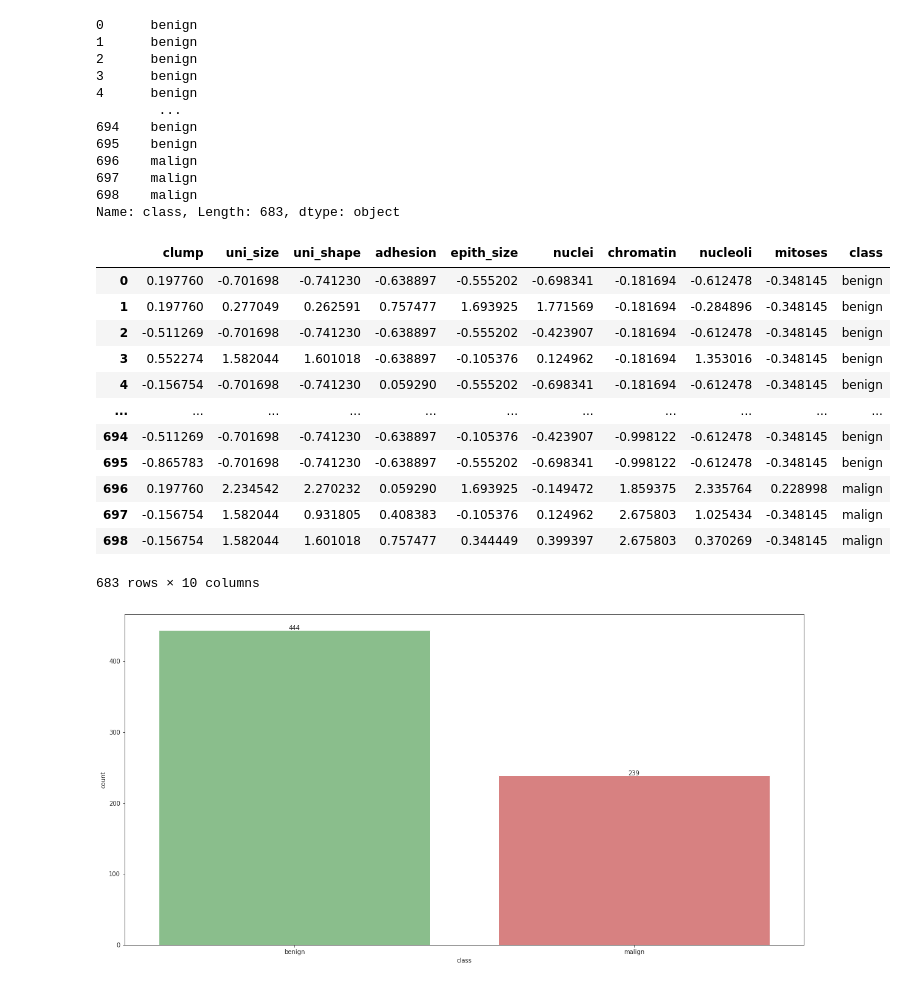
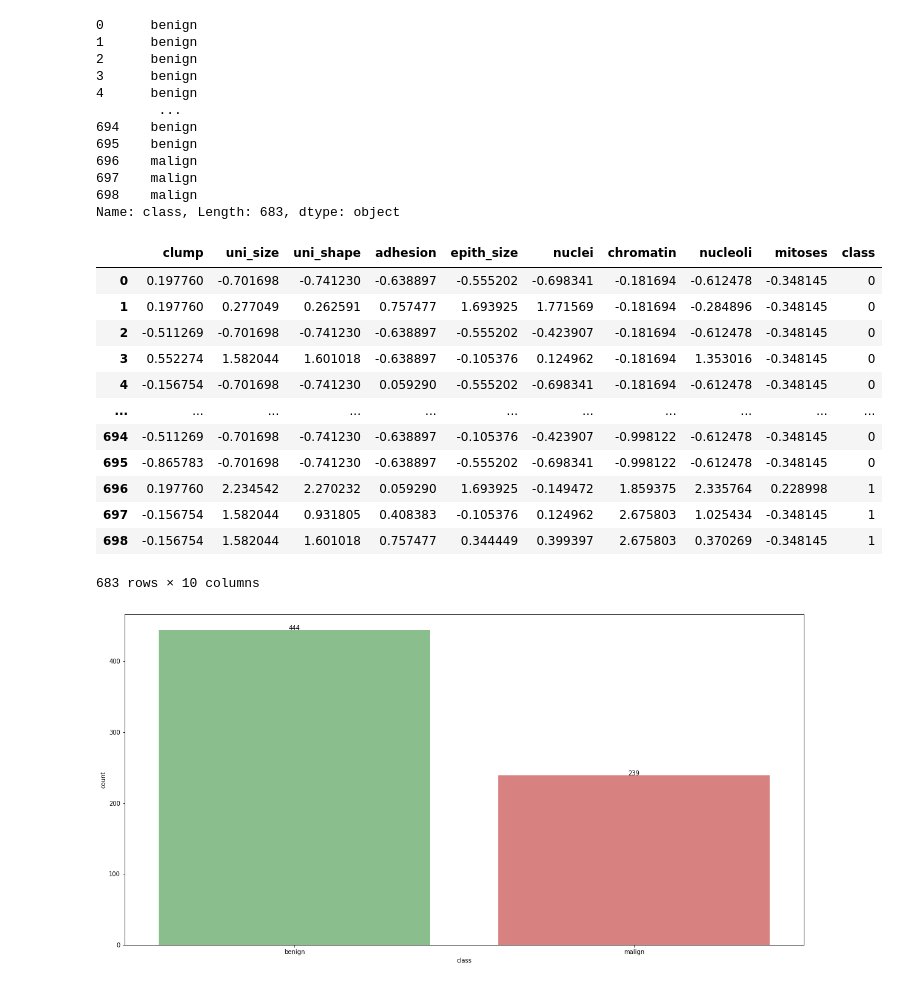
Before and after one commit to Nicordaro/MML, a Jupyter notebook: MML_Thesis.ipynb, the cells around one changed output. Drawn from its saved outputs; the diff is of its cells as text; code cells hidden in the pictures.

Commit message:
label encoded

```diff
--- a/MML_Thesis.ipynb
+++ b/MML_Thesis.ipynb
@@ -181,21 +190,22 @@ Name: class, Length: 683, dtype: object
 # %%
 normalized_df=(datasetPurged-datasetPurged.mean())/datasetPurged.std()
 normalized_df["class"] = classSeries
 normalized_df = normalized_df[['clump', 'uni_size', 'uni_shape',	'adhesion',	'epith_size',	'nuclei',	'chromatin', 'nucleoli',	'mitoses', 'class']]
-normalized_df
+encoded = pd.concat([normalized_df.iloc[:, 0:9], normalized_df["class"].replace("benign", "0").replace("malign", "1")], axis=1)
+encoded
 # %% [output]
 |  | clump | uni_size | uni_shape | adhesion | epith_size | nuclei | chromatin | nucleoli | mitoses | class |
-| 0 | 0.197760 | -0.701698 | -0.741230 | -0.638897 | -0.555202 | -0.698341 | -0.181694 | -0.612478 | -0.348145 | benign |
-| 1 | 0.197760 | 0.277049 | 0.262591 | 0.757477 | 1.693925 | 1.771569 | -0.181694 | -0.284896 | -0.348145 | benign |
-| 2 | -0.511269 | -0.701698 | -0.741230 | -0.638897 | -0.555202 | -0.423907 | -0.181694 | -0.612478 | -0.348145 | benign |
-| 3 | 0.552274 | 1.582044 | 1.601018 | -0.638897 | -0.105376 | 0.124962 | -0.181694 | 1.353016 | -0.348145 | benign |
-| 4 | -0.156754 | -0.701698 | -0.741230 | 0.059290 | -0.555202 | -0.698341 | -0.181694 | -0.612478 | -0.348145 | benign |
+| 0 | 0.197760 | -0.701698 | -0.741230 | -0.638897 | -0.555202 | -0.698341 | -0.181694 | -0.612478 | -0.348145 | 0 |
+| 1 | 0.197760 | 0.277049 | 0.262591 | 0.757477 | 1.693925 | 1.771569 | -0.181694 | -0.284896 | -0.348145 | 0 |
+| 2 | -0.511269 | -0.701698 | -0.741230 | -0.638897 | -0.555202 | -0.423907 | -0.181694 | -0.612478 | -0.348145 | 0 |
+| 3 | 0.552274 | 1.582044 | 1.601018 | -0.638897 | -0.105376 | 0.124962 | -0.181694 | 1.353016 | -0.348145 | 0 |
+| 4 | -0.156754 | -0.701698 | -0.741230 | 0.059290 | -0.555202 | -0.698341 | -0.181694 | -0.612478 | -0.348145 | 0 |
 | ... | ... | ... | ... | ... | ... | ... | ... | ... | ... | ... |
-| 694 | -0.511269 | -0.701698 | -0.741230 | -0.638897 | -0.105376 | -0.423907 | -0.998122 | -0.612478 | -0.348145 | benign |
-| 695 | -0.865783 | -0.701698 | -0.741230 | -0.638897 | -0.555202 | -0.698341 | -0.998122 | -0.612478 | -0.348145 | benign |
-| 696 | 0.197760 | 2.234542 | 2.270232 | 0.059290 | 1.693925 | -0.149472 | 1.859375 | 2.335764 | 0.228998 | malign |
-| 697 | -0.156754 | 1.582044 | 0.931805 | 0.408383 | -0.105376 | 0.124962 | 2.675803 | 1.025434 | -0.348145 | malign |
-| 698 | -0.156754 | 1.582044 | 1.601018 | 0.757477 | 0.344449 | 0.399397 | 2.675803 | 0.370269 | -0.348145 | malign |
+| 694 | -0.511269 | -0.701698 | -0.741230 | -0.638897 | -0.105376 | -0.423907 | -0.998122 | -0.612478 | -0.348145 | 0 |
+| 695 | -0.865783 | -0.701698 | -0.741230 | -0.638897 | -0.555202 | -0.698341 | -0.998122 | -0.612478 | -0.348145 | 0 |
+| 696 | 0.197760 | 2.234542 | 2.270232 | 0.059290 | 1.693925 | -0.149472 | 1.859375 | 2.335764 | 0.228998 | 1 |
+| 697 | -0.156754 | 1.582044 | 0.931805 | 0.408383 | -0.105376 | 0.124962 | 2.675803 | 1.025434 | -0.348145 | 1 |
+| 698 | -0.156754 | 1.582044 | 1.601018 | 0.757477 | 0.344449 | 0.399397 | 2.675803 | 0.370269 | -0.348145 | 1 |
 683 rows × 10 columns
 # %%
 fig, ax1 = plt.subplots(figsize=(20,10))
```
Also changed, not shown: parts of 9 cells of this notebook.
